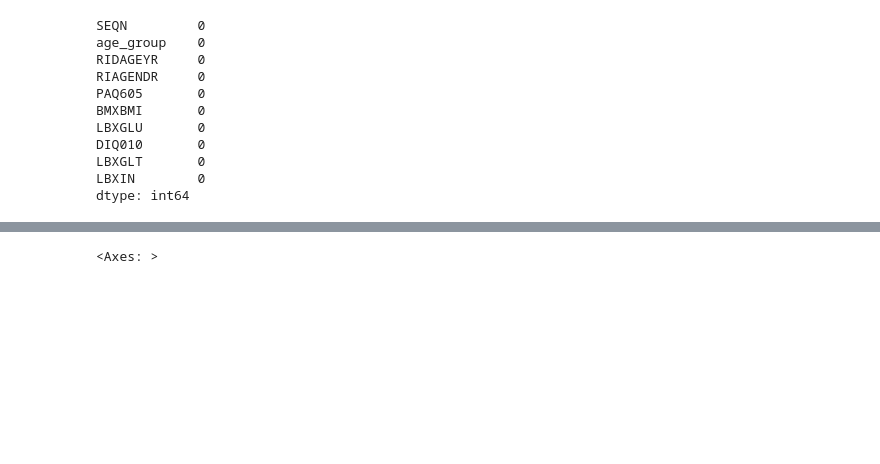
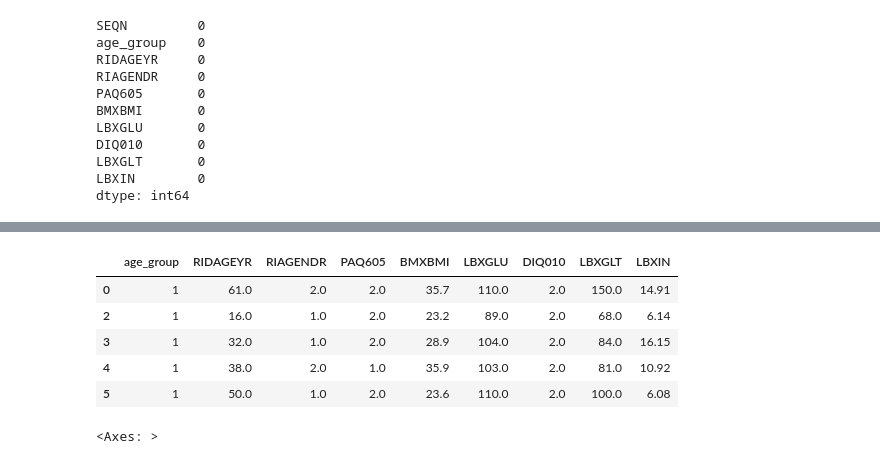
Before and after one commit to 2023396RachelMaeLademora/CA2_Data_Preparation_Machine_Learning, a Jupyter notebook: Rachel Mae Lademora_DP_ML_HDip_CA2.ipynb, the cells around one changed output, grey strips where cells are left out. Cells and saved outputs as stored; diff of their text form; code cells hidden in the pictures; blank space fills up the shorter version.

```diff
--- a/Rachel Mae Lademora_DP_ML_HDip_CA2.ipynb
+++ b/Rachel Mae Lademora_DP_ML_HDip_CA2.ipynb
@@ -82,3 +105,14 @@ dtype: int64
+# %%
+#Drop the Id columns
+df_new = df.drop(columns=('SEQN'), index=1)
+df_new.head()
+# %% [output]
+|  | age_group | RIDAGEYR | RIAGENDR | PAQ605 | BMXBMI | LBXGLU | DIQ010 | LBXGLT | LBXIN |
+| 0 | 1 | 61.0 | 2.0 | 2.0 | 35.7 | 110.0 | 2.0 | 150.0 | 14.91 |
+| 2 | 1 | 16.0 | 1.0 | 2.0 | 23.2 | 89.0 | 2.0 | 68.0 | 6.14 |
+| 3 | 1 | 32.0 | 1.0 | 2.0 | 28.9 | 104.0 | 2.0 | 84.0 | 16.15 |
+| 4 | 1 | 38.0 | 2.0 | 1.0 | 35.9 | 103.0 | 2.0 | 81.0 | 10.92 |
+| 5 | 1 | 50.0 | 1.0 | 2.0 | 23.6 | 110.0 | 2.0 | 100.0 | 6.08 |
 # %%
 #pip install missingno
 # %%
```
Also changed, not shown: parts of 12 cells of this notebook.
